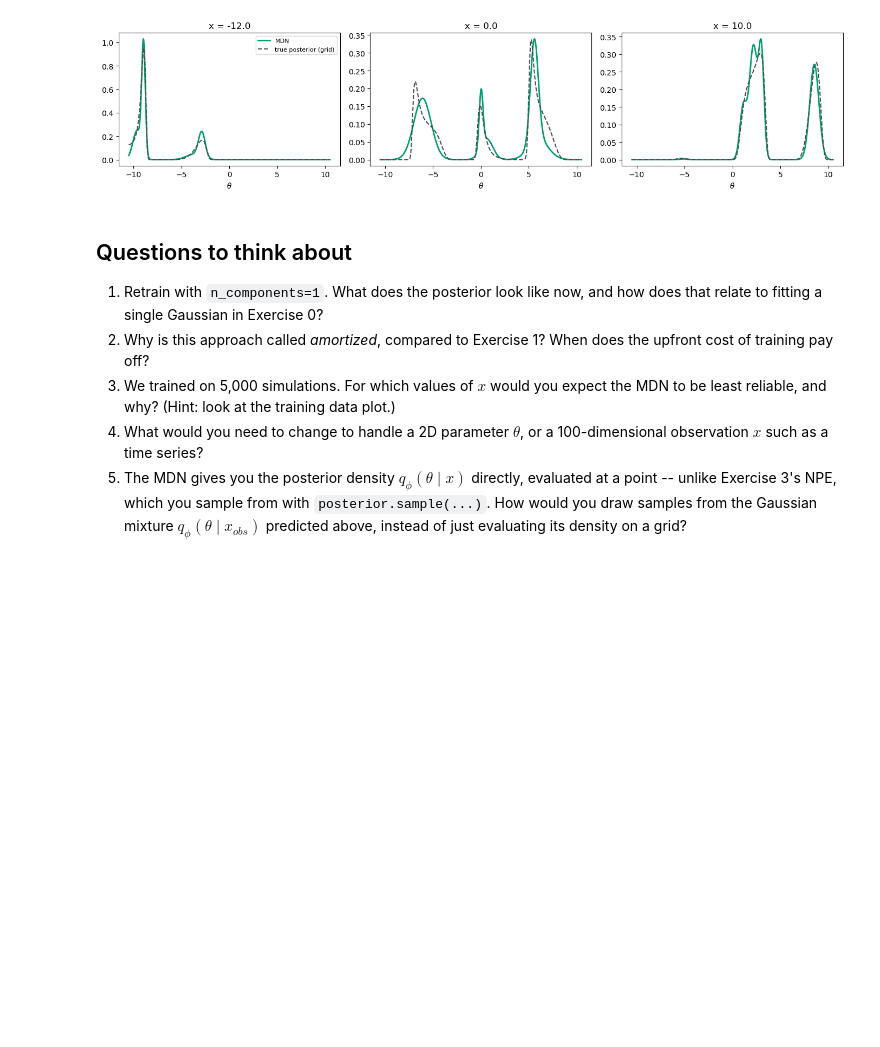
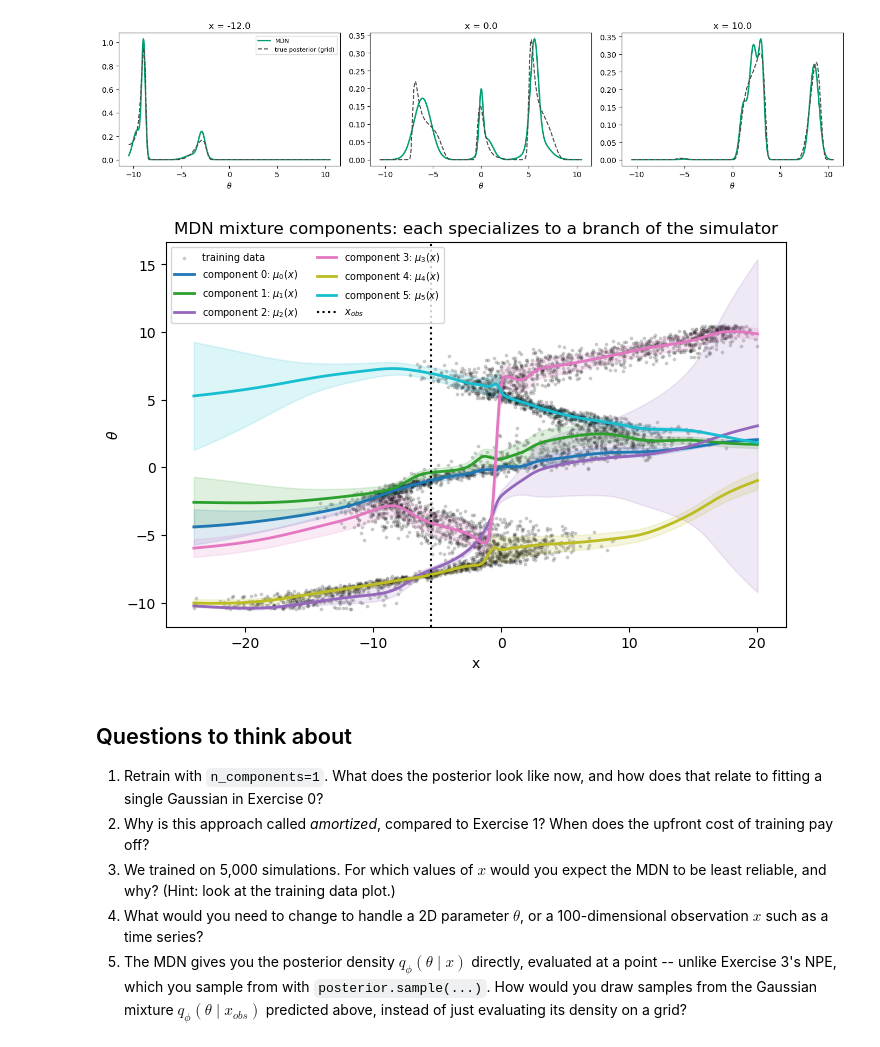
Before and after one commit to rdgao/road2sbi, a Jupyter notebook: exercises/exercise_2_mdn_solution.ipynb, the cells around one changed output. Saved outputs shown, nothing was run; the diff lists cells and outputs as text; code cells hidden in the pictures; blank space fills up the shorter version.

```diff
--- a/exercises/exercise_2_mdn_solution.ipynb
+++ b/exercises/exercise_2_mdn_solution.ipynb
@@ -346,6 +346,30 @@ plt.tight_layout()
 plt.show()
 # %% [output]
 [figure]
+# %%
+x_line = torch.linspace(x_train_t.min(), x_train_t.max(), 300)[:, None]
+with torch.no_grad():
+    pi_logits_grid, mu_grid, log_sigma_grid = mdn(x_line)
+sigma_grid = torch.exp(log_sigma_grid)
+x_np = x_line.numpy().ravel()
+
+component_colors = plt.cm.tab10(np.linspace(0, 1, mdn.n_components))
+
+plt.figure(figsize=(8, 5))
+plt.scatter(x_train_t.numpy(), theta_train_t.numpy(), s=3, c="k", alpha=0.15, label="training data")
+for k in range(mdn.n_components):
+    mu_k = mu_grid[:, k].numpy()
+    sigma_k = sigma_grid[:, k].numpy()
+    plt.plot(x_np, mu_k, color=component_colors[k], lw=2, label=rf"component {k}: $\mu_{{{k}}}(x)$")
+    plt.fill_between(x_np, mu_k - sigma_k, mu_k + sigma_k, color=component_colors[k], alpha=0.15)
+plt.axvline(x_obs, color="k", ls=":", label=r"$x_{obs}$")
+plt.xlabel("x")
+plt.ylabel(r"$\theta$")
+plt.title("MDN mixture components: each specializes to a branch of the simulator")
+plt.legend(fontsize=7, ncol=2, loc="upper left")
+plt.show()
+# %% [output]
+[figure, added]
 # %% [markdown]
 ## Questions to think about
 
```
Also changed, not shown: 1 other file.
